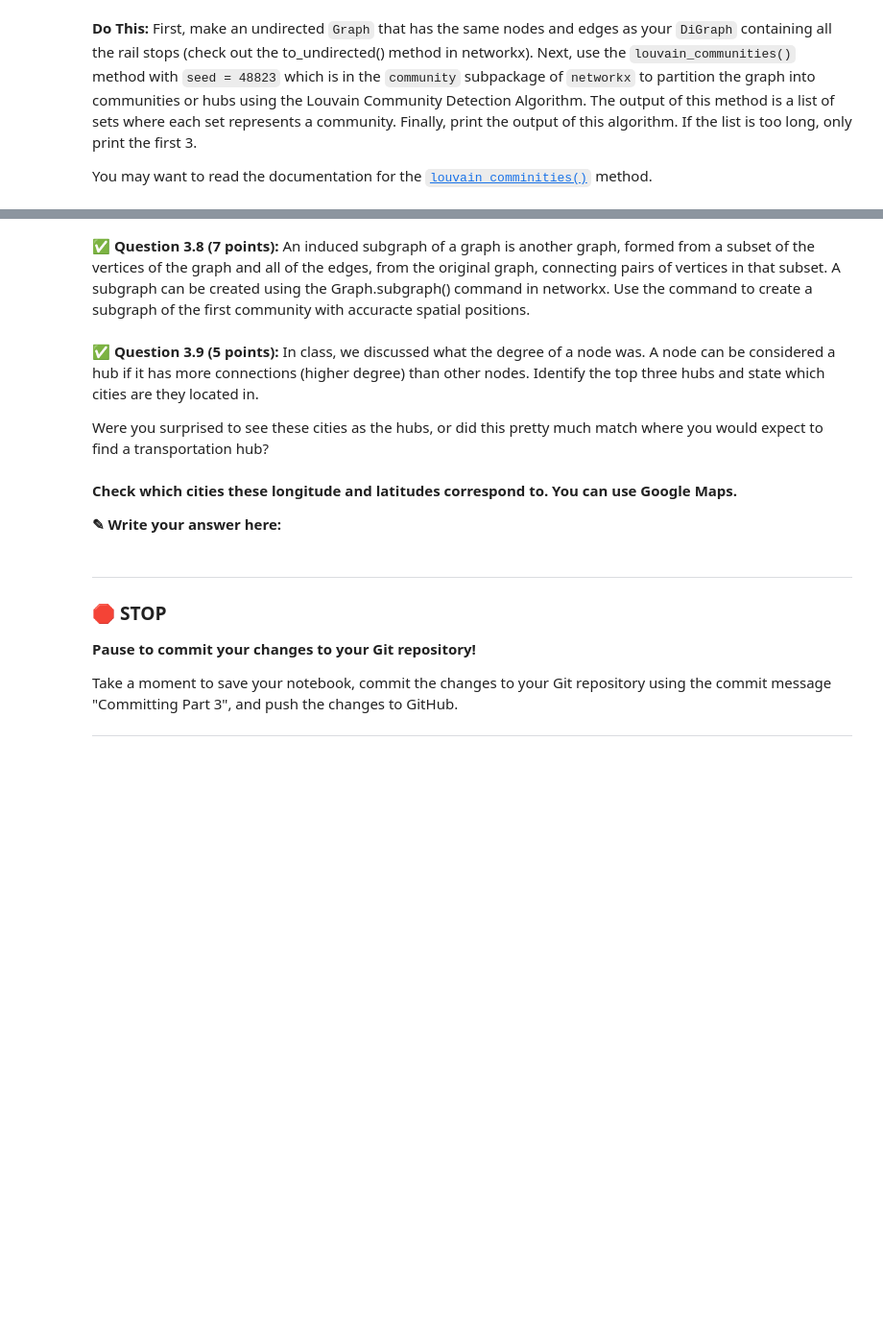
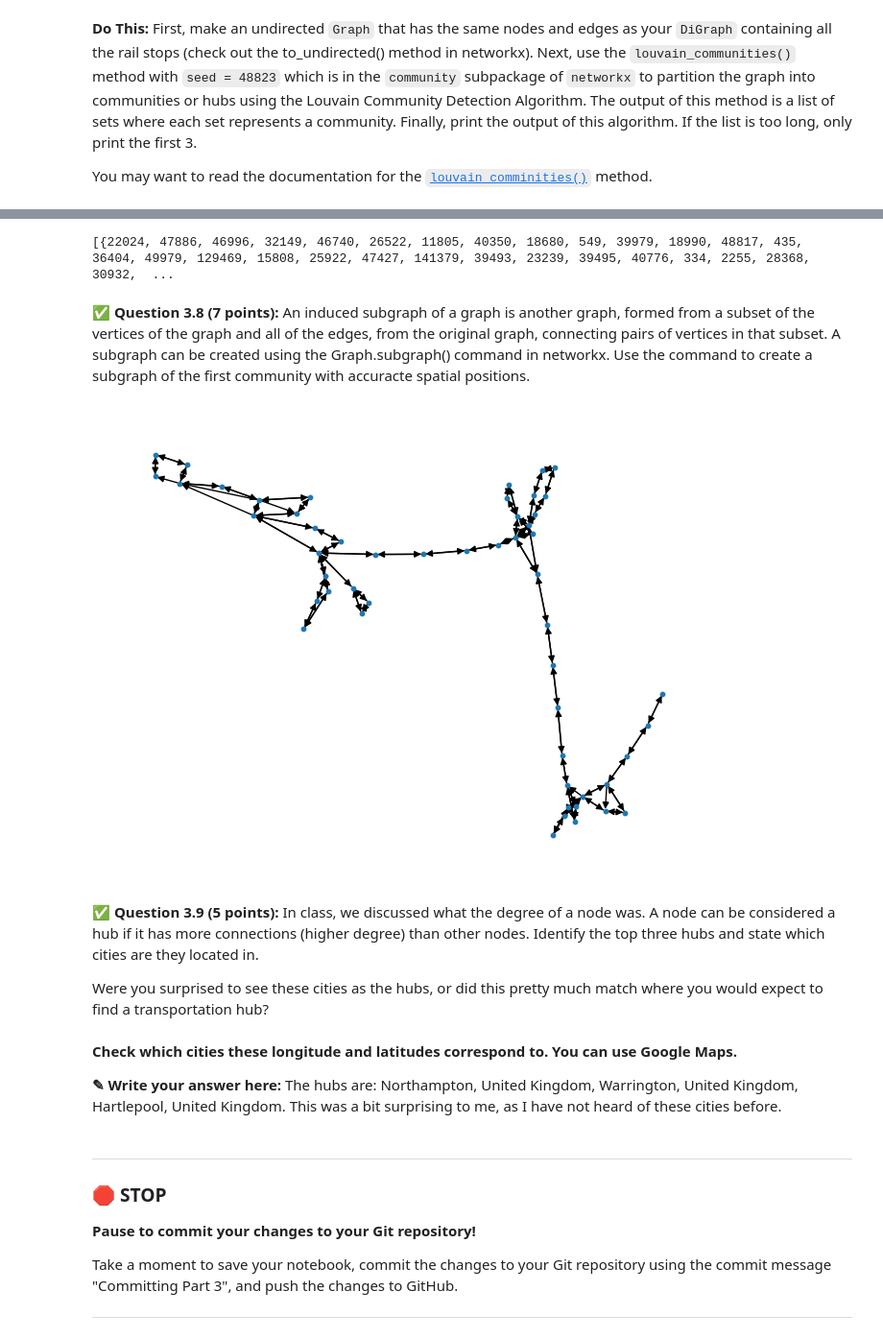
Before and after one commit to sarahhoran/CMSE202-f24-turnin, a Jupyter notebook: Homework2/HW-02_ABMandGraphTheory-STUDENT.ipynb, the cells around one changed output, grey strips where cells are left out. Shown at 96% size. Cells and saved outputs as stored; diff of their text form; code cells hidden in the pictures; blank space fills up the shorter version.

```diff
--- a/Homework2/HW-02_ABMandGraphTheory-STUDENT.ipynb
+++ b/Homework2/HW-02_ABMandGraphTheory-STUDENT.ipynb
@@ -644,2 +678,10 @@ Note: Remember that each edge in a directed graph has an orientation. So adding
+# %%
+# Write your code here
+directed = nx.DiGraph()
+rail_edges = edges_df[(edges_df['ori_layer'] == 2) & (edges_df['des_layer'] == 2)]
+rail_edges = rail_edges.reset_index(drop=True)
+
+for x in range(len(rail_edges)):
+    directed.add_edge(rail_edges['ori_node'][x],rail_edges['des_node'][x],weight = rail_edges['km'][x])
 # %% [markdown]
 &#9989;  **Question 3.5 (5 points)**: Plot the directed graph using the spring_layout option, __not the spatial coordinates you used in 3.4.__, for nodes' positions.
@@ -674,2 +741,17 @@ You may want to read the documentation for the [`louvain_comminities()`](https:/
+# %%
+# Write your code here
+from networkx.algorithms.community import louvain_communities
+import networkx as nx
+
+louvain = nx.Graph()
+rail_edges = edges_df[(edges_df['ori_layer'] == 2) & (edges_df['des_layer'] == 2)]
+rail_edges = rail_edges.reset_index(drop=True)
+for x in range(len(rail_edges)):
+    louvain.add_edge(rail_edges['ori_node'][x], rail_edges['des_node'][x], weight=rail_edges['km'][x])
+communities = louvain_communities(louvain, seed=48823)
+
+print(communities[:3])
+# %% [output]
+[{22024, 47886, 46996, 32149, 46740, 26522, 11805, 40350, 18680, 549, 39979, 18990, 48817, 435, 36404, 49979, 129469, 15808, 25922, 47427, 141379, 39493, 23239, 39495, 40776, 334, 2255, 28368, 30932,  ...
 # %% [markdown]
 &#9989;  **Question 3.8 (7 points):** An induced subgraph of a graph is another graph, formed from a subset of the vertices of the graph and all of the edges, from the original graph, connecting pairs of vertices in that subset. A subgraph can be created using the Graph.subgraph() command in networkx. Use the command to create a subgraph of the first community with accuracte spatial positions.
@@ -678,3 +758,10 @@ You may want to read the documentation for the [`louvain_comminities()`](https:/
+# %%
+# Write your code here
+subgraph = directed.subgraph(communities[0])
+position = nx.spring_layout(subgraph)
+nx.draw(subgraph,position, node_size = 10)
+# %% [output]
+[figure, added]
 # %% [markdown]
 &#9989;  **Question 3.9 (5 points):** In class, we discussed what the degree of a node was. A node can be considered a hub if it has more connections (higher degree) than other nodes. Identify the top three hubs and state which cities are they located in.
 
@@ -684,7 +782,8 @@ Were you surprised to see these cities as the hubs, or did this pretty much matc
 # %% [markdown]
 **Check which cities these longitude and latitudes correspond to. You can use Google Maps.**
 
-**<font size=+3>&#9998;</font> Write your answer here:**
+**<font size=+3>&#9998;</font> Write your answer here:** The hubs are:  Northampton, United Kingdom,
+Warrington, United Kingdom, Hartlepool, United Kingdom. This was a bit surprising to me, as I have not heard of these cities before.
 # %% [markdown]
 ---
 ### &#128721; STOP
```
Also changed, not shown: parts of 19 cells of this notebook.
